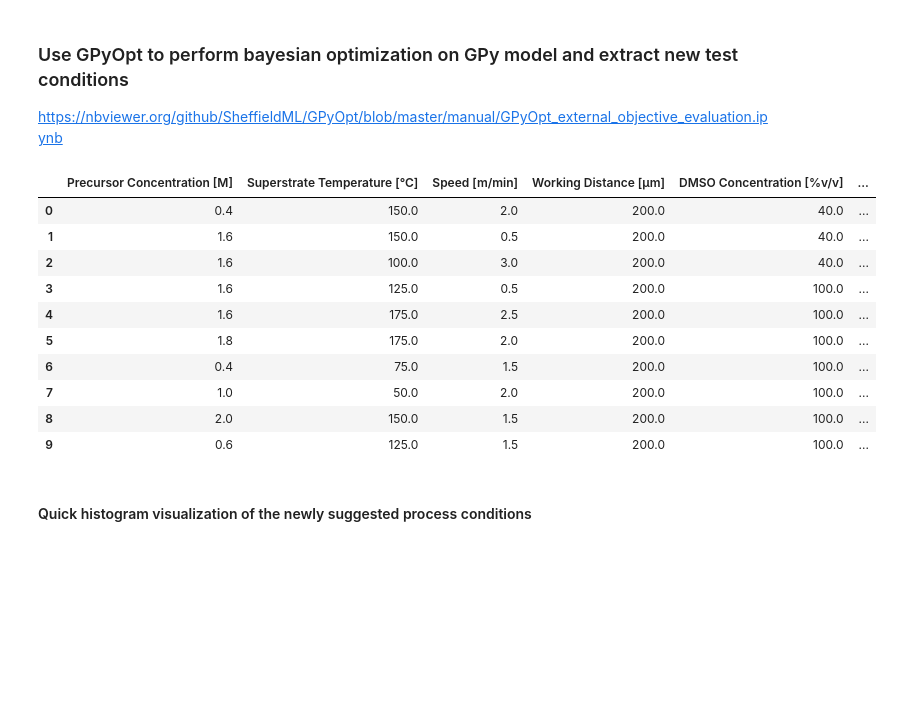
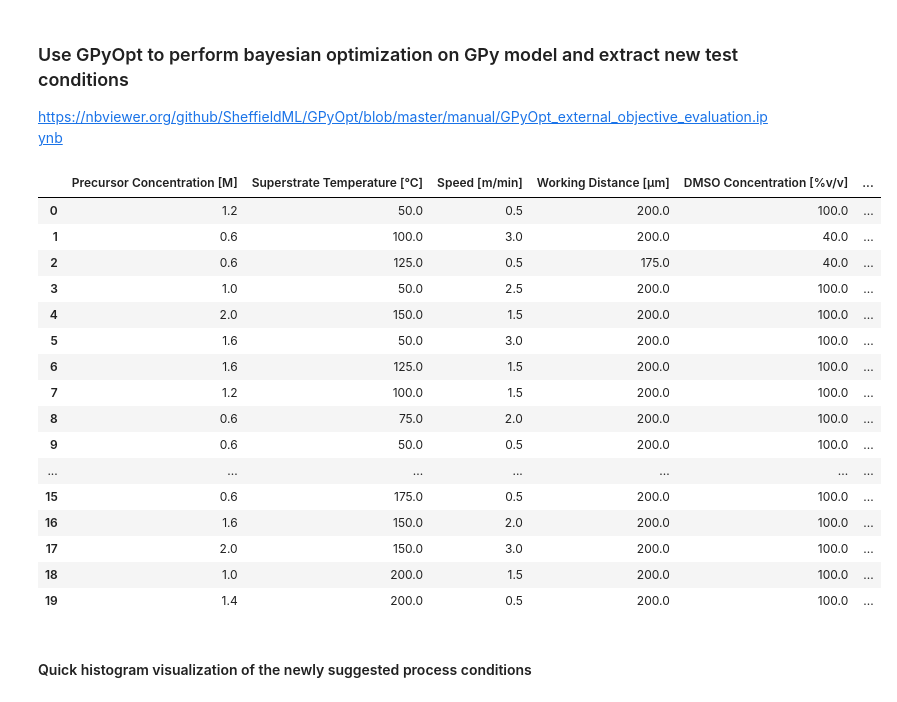
Before and after one commit to Printz-Lab/SL-PerovskiteOpt, a Jupyter notebook: Binary_Classification_BO/RAPID_Round1_BatchBO_Binary_Film_Quality_sklearn_Emukit.ipynb, the cells around one changed output. Drawn from its saved outputs; the diff is of its cells as text; code cells hidden in the pictures; blank space fills up the shorter version.

```diff
--- a/Binary_Classification_BO/RAPID_Round1_BatchBO_Binary_Film_Quality_sklearn_Emukit.ipynb
+++ b/Binary_Classification_BO/RAPID_Round1_BatchBO_Binary_Film_Quality_sklearn_Emukit.ipynb
@@ -491,43 +499,50 @@ https://nbviewer.org/github/SheffieldML/GPyOpt/blob/master/manual/GPyOpt_externa
 # %%
 # from emukit.experimental_design.experimental_design_loop import ExperimentalDesignLoop
 from emukit.bayesian_optimization.acquisitions import NegativeLowerConfidenceBound
 
 posterior_model = prior_model
+
 objective_model = SklearnGPModel(posterior_model)
-acquisition_function = NegativeLowerConfidenceBound(model=objective_model, beta=1) #since emukit minimizes, this is the same as UCBf of the latent function f
+acquisition_function = NegativeLowerConfidenceBound(model=objective_model, beta=5) #since emukit minimizes, this is the same as UCBf of the latent function f
 
-num_new_samples = 10
+num_new_samples = 20
 num_iterations = 1
 
 expdesign_loop = ExperimentalDesignLoop(
     model=objective_model,
     space=parameter_space,
     acquisition=acquisition_function,
     batch_size=num_new_samples,
     update_interval=1,
 )
 
 for _ in range(num_iterations):
     X_new = expdesign_loop.get_next_points(None)
     # print(X_new)
 
 X_new = get_closest_array(x_denormalizer(X_new)) # make sure variable array is correct!
 x_new_norm = x_normalizer(X_new)
 
 df_X_new = pd.DataFrame(X_new, columns=x_labels)
 df_X_new
 # %% [output]
 |  | Precursor Concentration [M] | Superstrate Temperature [°C] | Speed [m/min] | Working Distance [μm] | DMSO Concentration [%v/v] | ... |
-| 0 | 0.4 | 150.0 | 2.0 | 200.0 | 40.0 | ... |
-| 1 | 1.6 | 150.0 | 0.5 | 200.0 | 40.0 | ... |
-| 2 | 1.6 | 100.0 | 3.0 | 200.0 | 40.0 | ... |
-| 3 | 1.6 | 125.0 | 0.5 | 200.0 | 100.0 | ... |
-| 4 | 1.6 | 175.0 | 2.5 | 200.0 | 100.0 | ... |
-| 5 | 1.8 | 175.0 | 2.0 | 200.0 | 100.0 | ... |
-| 6 | 0.4 | 75.0 | 1.5 | 200.0 | 100.0 | ... |
-| 7 | 1.0 | 50.0 | 2.0 | 200.0 | 100.0 | ... |
-| 8 | 2.0 | 150.0 | 1.5 | 200.0 | 100.0 | ... |
-| 9 | 0.6 | 125.0 | 1.5 | 200.0 | 100.0 | ... |
+| 0 | 1.2 | 50.0 | 0.5 | 200.0 | 100.0 | ... |
+| 1 | 0.6 | 100.0 | 3.0 | 200.0 | 40.0 | ... |
+| 2 | 0.6 | 125.0 | 0.5 | 175.0 | 40.0 | ... |
+| 3 | 1.0 | 50.0 | 2.5 | 200.0 | 100.0 | ... |
+| 4 | 2.0 | 150.0 | 1.5 | 200.0 | 100.0 | ... |
+| 5 | 1.6 | 50.0 | 3.0 | 200.0 | 100.0 | ... |
+| 6 | 1.6 | 125.0 | 1.5 | 200.0 | 100.0 | ... |
+| 7 | 1.2 | 100.0 | 1.5 | 200.0 | 100.0 | ... |
+| 8 | 0.6 | 75.0 | 2.0 | 200.0 | 100.0 | ... |
+| 9 | 0.6 | 50.0 | 0.5 | 200.0 | 100.0 | ... |
+| ... | ... | ... | ... | ... | ... | ... |
+| 15 | 0.6 | 175.0 | 0.5 | 200.0 | 100.0 | ... |
+| 16 | 1.6 | 150.0 | 2.0 | 200.0 | 100.0 | ... |
+| 17 | 2.0 | 150.0 | 3.0 | 200.0 | 100.0 | ... |
+| 18 | 1.0 | 200.0 | 1.5 | 200.0 | 100.0 | ... |
+| 19 | 1.4 | 200.0 | 0.5 | 200.0 | 100.0 | ... |
 # %% [markdown]
 #### Quick histogram visualization of the newly suggested process conditions
 # %% [markdown]
```
Also changed, not shown: parts of 4 cells of this notebook.
